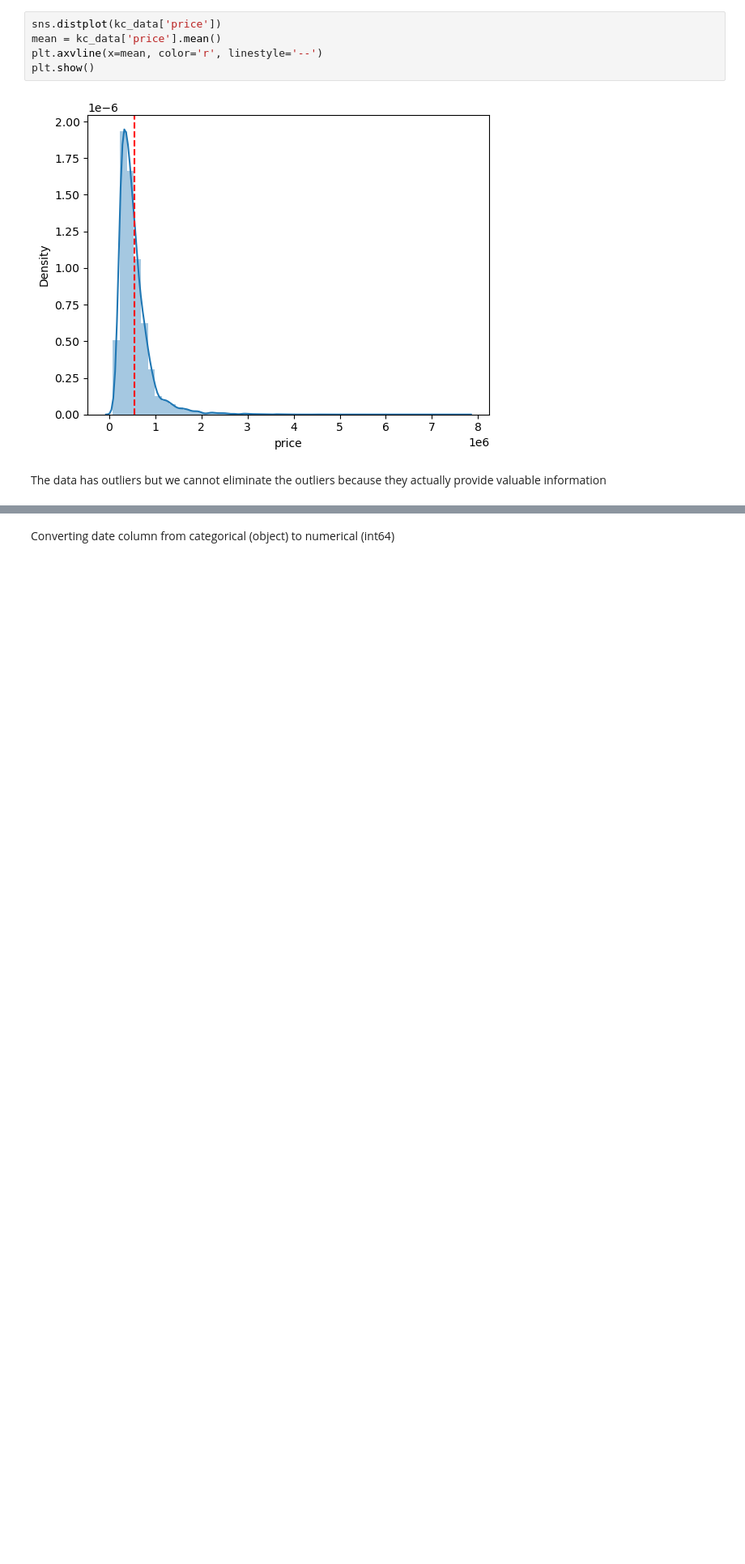
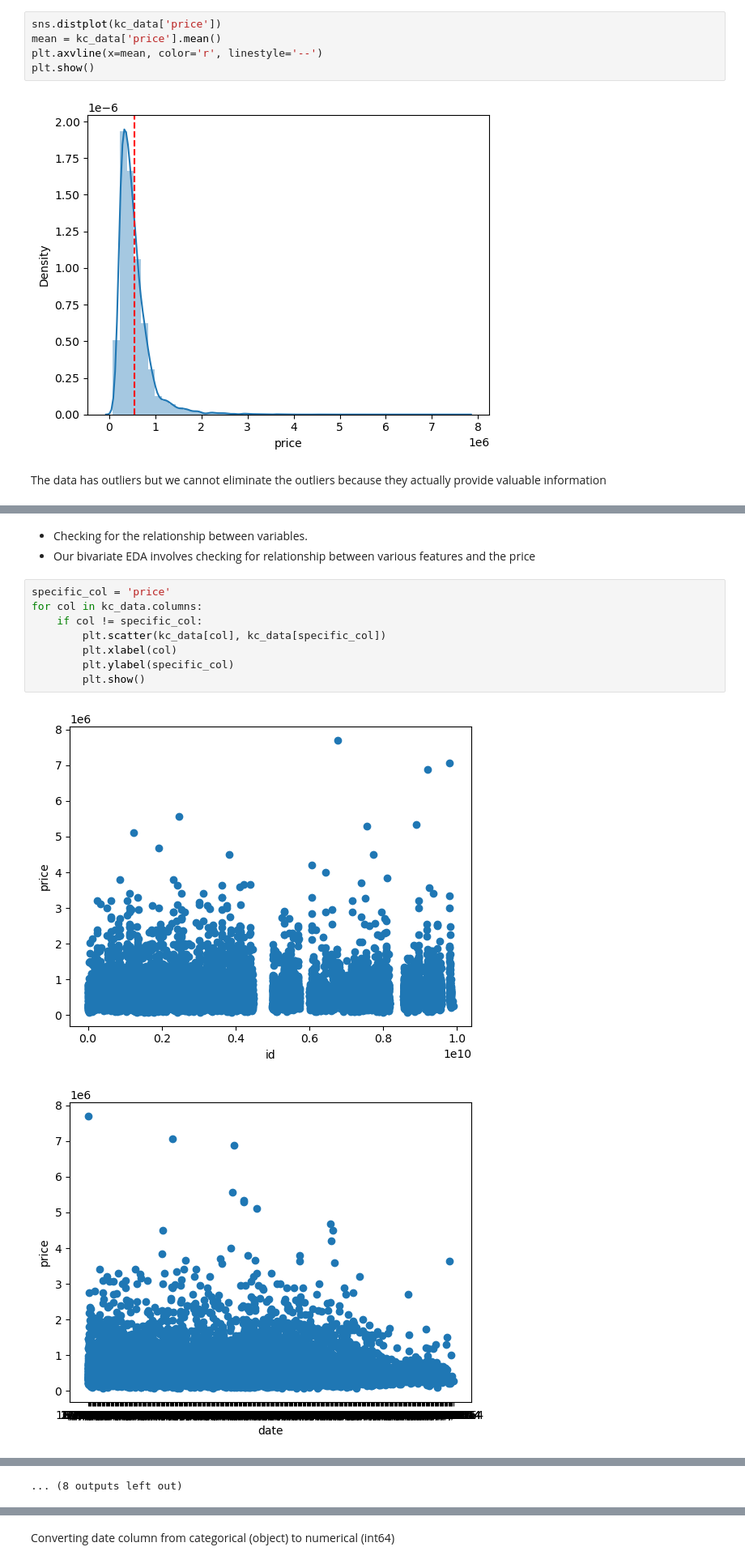
Before and after one commit to billymwangi/project-phase-2, a Jupyter notebook: student.ipynb, the cells around one changed output, grey strips where cells are left out. Shown at 81% size. Saved outputs shown, nothing was run; the diff lists cells and outputs as text; blank space fills up the shorter version.

```diff
--- a/student.ipynb
+++ b/student.ipynb
@@ -271,0 +293,14 @@ kc_data['sqft_basement']=kc_data['sqft_basement'].astype(float)
+# %% [markdown]
+- Checking for the relationship between variables.
+- Our bivariate EDA involves checking for relationship between various features and the price
+# %%
+specific_col = 'price'
+for col in kc_data.columns:
+    if col != specific_col:
+        plt.scatter(kc_data[col], kc_data[specific_col])
+        plt.xlabel(col)
+        plt.ylabel(specific_col)
+        plt.show()
+# %% [output]
+[figure, added]
+[figure, added]
@@ -271,0 +317 @@ kc_data['sqft_basement']=kc_data['sqft_basement'].astype(float)
+... (8 outputs left out)
```
Also changed, not shown: parts of 66 cells of this notebook.
